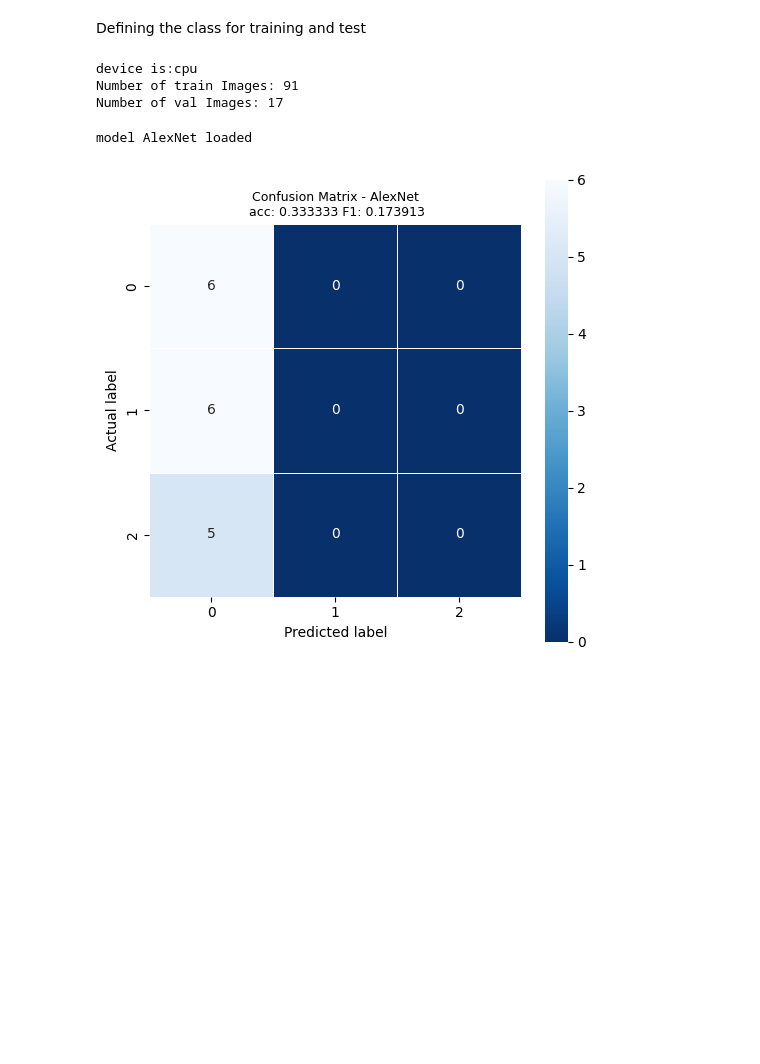
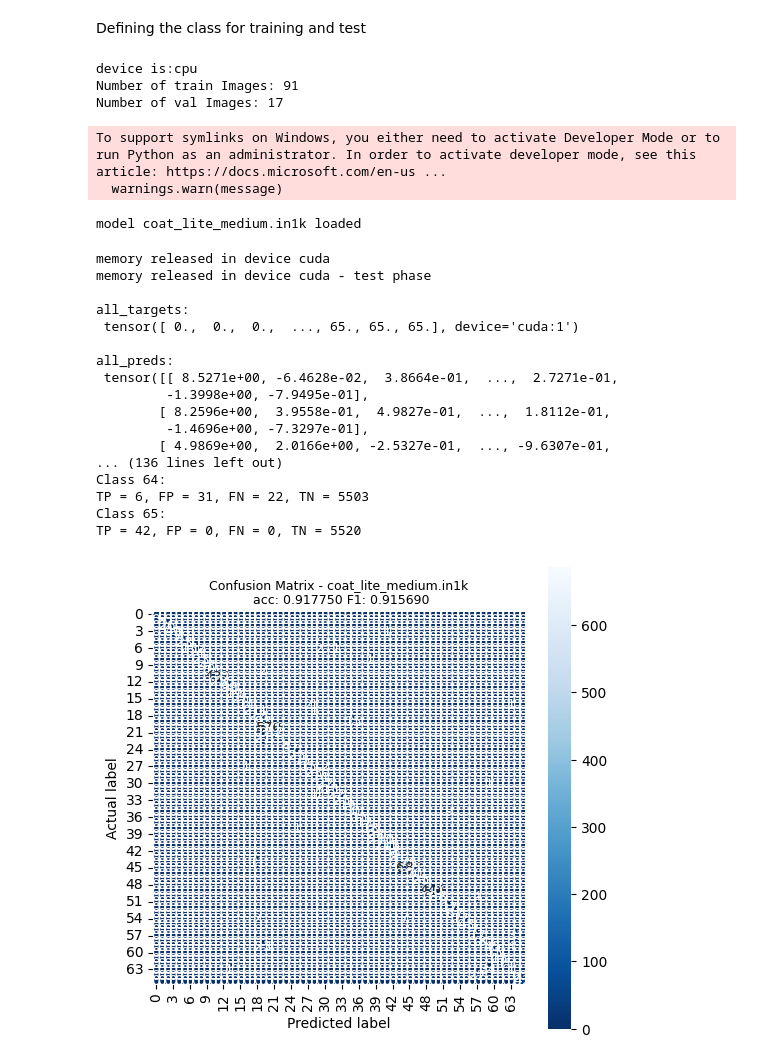
Before and after one commit to dfdiasbr/ArtigoMestrado, a Jupyter notebook: Código_artigo_2024.ipynb, the cells around one changed output. Saved outputs shown, nothing was run; the diff lists cells and outputs as text; code cells hidden in the pictures; blank space fills up the shorter version.

```diff
--- a/Código_artigo_2024.ipynb
+++ b/Código_artigo_2024.ipynb
@@ -607,35 +648,56 @@ image_path_test = "./images/test"
 # Learning rate for the model
 lr = 1e-5
 # Number of training epochs
 epochs = 2
 
 models_to_train = [#['vit_base_patch16_384',384]
                     #,['inception_v3',384]
                     #,['xception',384]
                     #,['vgg16',384]
                     #,['vgg19',384]
                     #,['visformer_small',224]
                     #,['ResNet50',384]
                     #,['ResNet101',384]
                     #,['densenet121',224]
                     #,['densenet169',224]
                     #['LeNet',28]
-                    ['AlexNet',224]
-                    #['efficientnet_b4',380]
+                    #['AlexNet',224],
+                    #['efficientnet_b4',380],
+                    #['coatnet_2_rw_224.sw_in12k',224],
                     #['convnext_base',224]
-                    #['coatnet_2_rw_224.sw_in12k',224]
+                    #['coat_lite_mini.in1k',224]
+                    ['coat_lite_medium.in1k',224]
                   ]
 
 for i in models_to_train:
     training_class_models(program_path,image_path_train,image_path_val,image_path_test,\
         i[0],lr,epochs,i[1]).initiate()
 
     #testing the saved models without training phase:
     #training_class_models(program_path,image_path_train,image_path_val,image_path_test,\
     #    i[0],lr,epochs,i[1]).test_with_saved_model()
 # %% [output]
 device is:cpu
 Number of train Images: 91
 Number of val Images: 17
-model AlexNet loaded
+To support symlinks on Windows, you either need to activate Developer Mode or to run Python as an administrator. In order to activate developer mode, see this article: https://docs.microsoft.com/en-us ...
+  warnings.warn(message)
+model coat_lite_medium.in1k loaded
+memory released in device cuda
+memory released in device cuda - test phase
+
+all_targets:
+ tensor([ 0.,  0.,  0.,  ..., 65., 65., 65.], device='cuda:1')
+
+all_preds:
+ tensor([[ 8.5271e+00, -6.4628e-02,  3.8664e-01,  ...,  2.7271e-01,
+         -1.3998e+00, -7.9495e-01],
+        [ 8.2596e+00,  3.9558e-01,  4.9827e-01,  ...,  1.8112e-01,
+         -1.4696e+00, -7.3297e-01],
+        [ 4.9869e+00,  2.0166e+00, -2.5327e-01,  ..., -9.6307e-01,
+... (136 lines left out)
+Class 64:
+TP = 6, FP = 31, FN = 22, TN = 5503
+Class 65:
+TP = 42, FP = 0, FN = 0, TN = 5520
-[figure, old version]
+[figure, new version]
```
Also changed, not shown: parts of 3 cells of this notebook, 6 other files.
